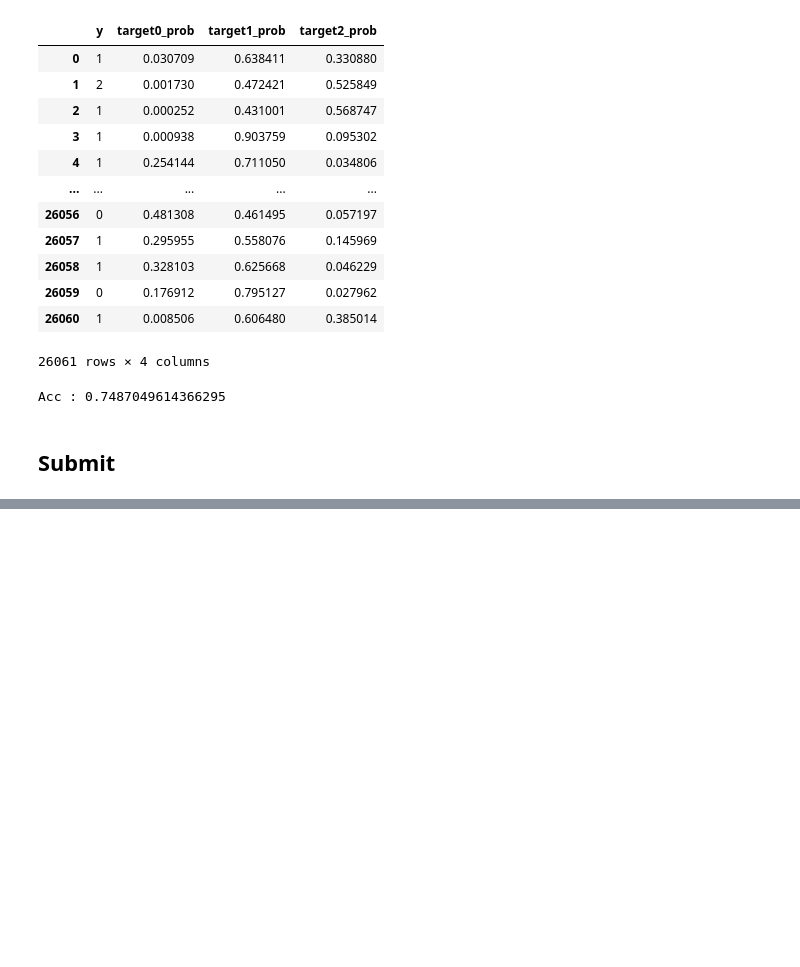
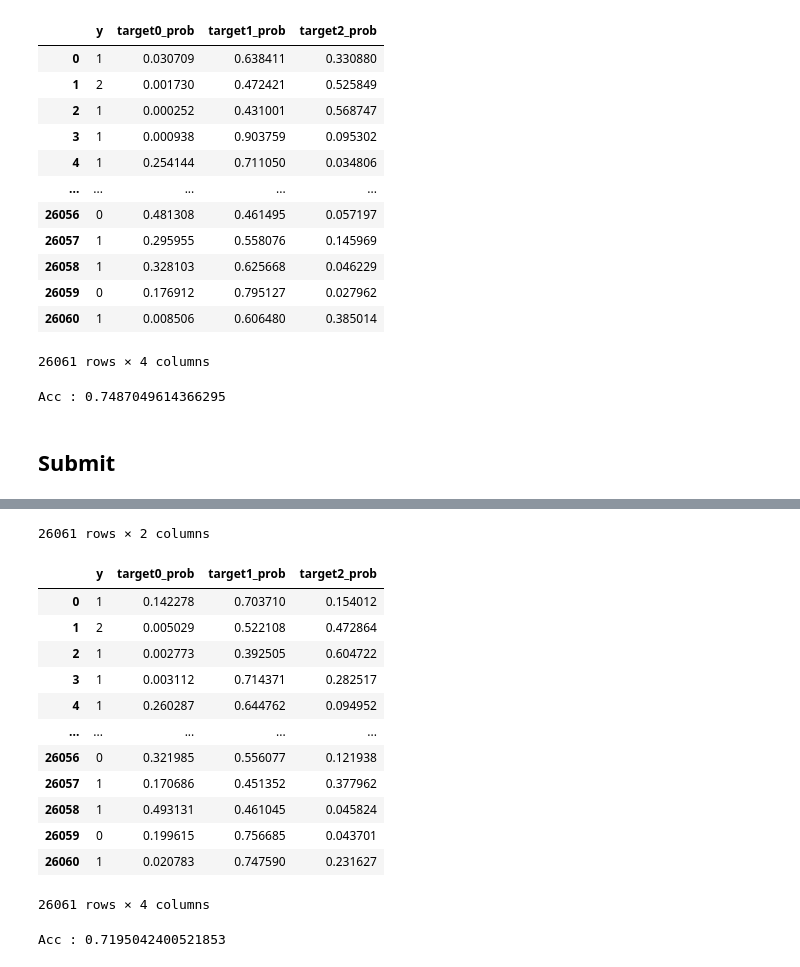
Before and after one commit to RyuNyan-Taro/dd_earthquake, a Jupyter notebook: book/Light_GBM.ipynb, the cells around one changed output, grey strips where cells are left out. Drawn from its saved outputs; the diff is of its cells as text; code cells hidden in the pictures; blank space fills up the shorter version.

```diff
--- a/book/Light_GBM.ipynb
+++ b/book/Light_GBM.ipynb
@@ -396,0 +347,4 @@ GridSearchCV(cv=StratifiedKFold(n_splits=10, random_state=0, shuffle=True),
+# %%
+DATA_DIR = Path('..', '..', '..', 'data', 'final', 'public')
+train_values = pd.read_csv(DATA_DIR / 'train_values.csv', index_col='building_id')
+train_labels = pd.read_csv(DATA_DIR / 'train_labels.csv', index_col='building_id')
@@ -396,0 +355,61 @@ GridSearchCV(cv=StratifiedKFold(n_splits=10, random_state=0, shuffle=True),
+# %%
+features_list = ['geo_level_1_id',
+                 'geo_level_2_id',
+                 'geo_level_3_id',
+                 'age',
+                 'area_percentage',
+                 'height_percentage',
+                 'foundation_type',
+                 'roof_type',
+                 'ground_floor_type',
+                 'other_floor_type',
+                 'position',
+                 'has_superstructure_mud_mortar_stone',
+                 'has_superstructure_cement_mortar_brick',
+                 'has_superstructure_timber',
+                 'count_families',
+                 'has_secondary_use'
+                ]
+
+# preprocessing
+
+train_values, train_labels = lgbm_preprocessing((train_values, train_labels), mode='training', features_list=features_list)
+
+# split to train and test
+
+X_train, X_test, y_train, y_test = train_test_split(train_values, train_labels,
+                                                    test_size=0.1, random_state=19, stratify=train_labels)
+
+trains = lgb.Dataset(X_train, y_train)
+valids = lgb.Dataset(X_test, y_test)
+
+params = {
+    "objective": "multiclass",
+    "num_class": 3,
+    "metrics": "multi_logloss",
+    'force_row_wise': True,
+    "learning_rate": 0.15,
+    'reg_alpha': 0.3,
+    'reg_lambda': 0.3,
+
+}
+
+model = lgb.train(params, trains, valid_sets=valids, num_boost_round=100, early_stopping_rounds=10)
+
+# predict
+
+# テストデータの予測 ((各クラスの予測確率 [クラス0の予測確率,クラス1の予測確率,クラス2の予測確率] を返す))
+y_pred_prob = model.predict(X_test)
+# テストデータの予測 (予測クラス(0 or 1 or 2)を返す)
+y_pred = np.argmax(y_pred_prob, axis=1) # 一番大きい予測確率のクラスを予測クラスに
+# 真値と予測値の表示
+df_pred = pd.DataFrame({'target':y_test['damage_grade'].values,'target_pred':y_pred})
+display(df_pred)
+
+# 真値と予測確率の表示
+df_pred_prob = pd.DataFrame({'y':y_test['damage_grade'].values, 'target0_prob':y_pred_prob[:,0], 'target1_prob':y_pred_prob[:,1], 'target2_prob':y_pred_prob[:,2]})
+display(df_pred_prob)
+
+acc = accuracy_score(y_test,y_pred)
+print('Acc :', acc)
+# %% [output]
@@ -396,0 +457,15 @@ GridSearchCV(cv=StratifiedKFold(n_splits=10, random_state=0, shuffle=True),
+26061 rows × 2 columns
+|  | y | target0_prob | target1_prob | target2_prob |
+| 0 | 1 | 0.142278 | 0.703710 | 0.154012 |
+| 1 | 2 | 0.005029 | 0.522108 | 0.472864 |
+| 2 | 1 | 0.002773 | 0.392505 | 0.604722 |
+| 3 | 1 | 0.003112 | 0.714371 | 0.282517 |
+| 4 | 1 | 0.260287 | 0.644762 | 0.094952 |
+| ... | ... | ... | ... | ... |
+| 26056 | 0 | 0.321985 | 0.556077 | 0.121938 |
+| 26057 | 1 | 0.170686 | 0.451352 | 0.377962 |
+| 26058 | 1 | 0.493131 | 0.461045 | 0.045824 |
+| 26059 | 0 | 0.199615 | 0.756685 | 0.043701 |
+| 26060 | 1 | 0.020783 | 0.747590 | 0.231627 |
+26061 rows × 4 columns
+Acc : 0.7195042400521853
```
Also changed, not shown: parts of 33 cells of this notebook, 1 other file.
